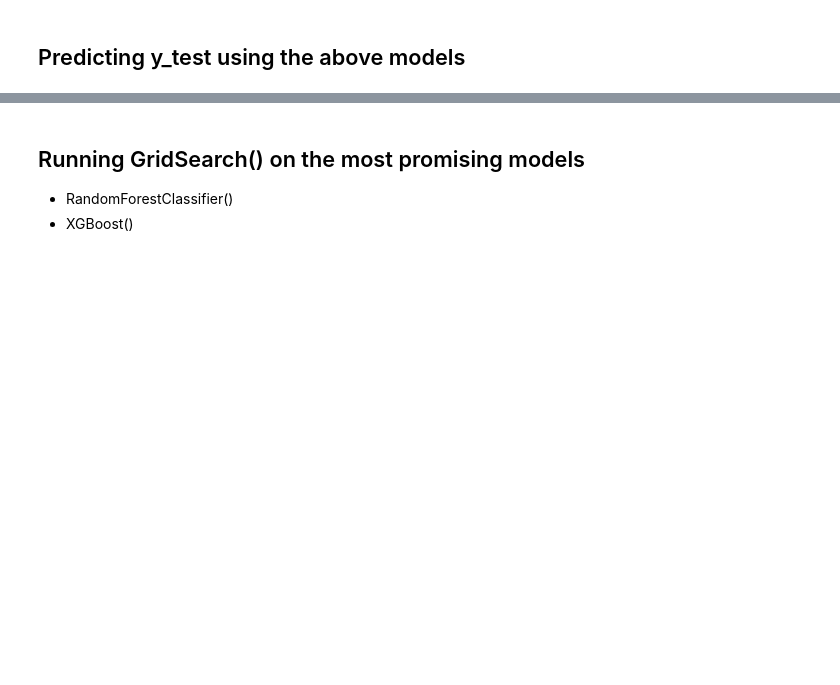
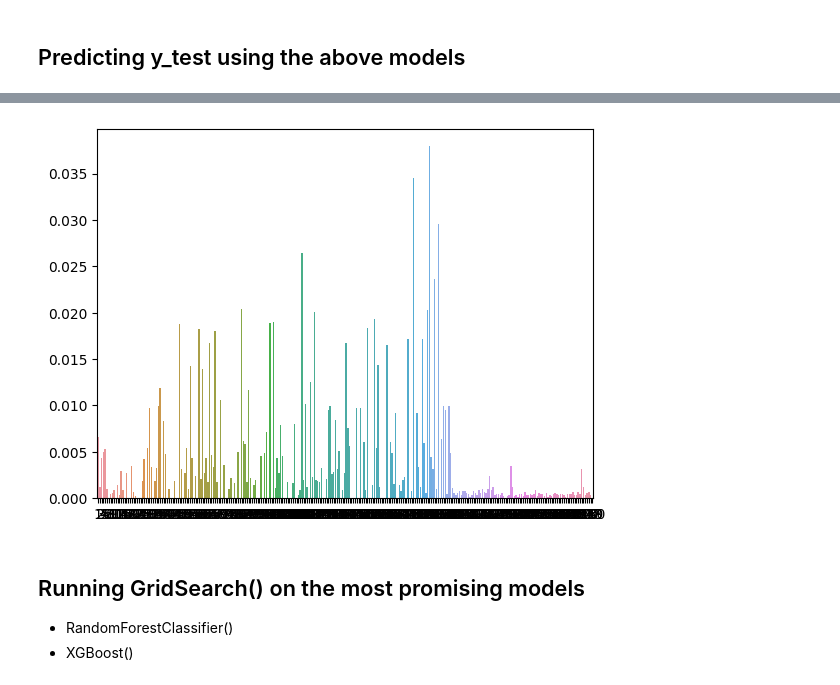
Before and after one commit to joshuadbeil/kickstarter_challenge, a Jupyter notebook: 01-Kickstarter-Challenge.ipynb, the cells around one changed output, grey strips where cells are left out. Saved outputs shown, nothing was run; the diff lists cells and outputs as text; code cells hidden in the pictures; blank space fills up the shorter version.

```diff
--- a/01-Kickstarter-Challenge.ipynb
+++ b/01-Kickstarter-Challenge.ipynb
@@ -147,3 +125,13 @@ scaledLR - Time taken: 1.09 seconds
+# %%
+importances = fitted_models_dict['scaledXGB'].steps[1][1].feature_importances_
+
+# create the barplot using Seaborn
+sns.barplot(x=np.arange(len(importances)), y=importances)
+
+# set the x-axis tick labels
+plt.xticks(np.arange(len(importances)), labels=np.arange(1, len(importances)+1));
+# %% [output]
+[figure, added]
 # %% [markdown]
 ## Running GridSearch() on the most promising models
  - RandomForestClassifier()
```
Also changed, not shown: parts of 8 cells of this notebook, 4 other files.
